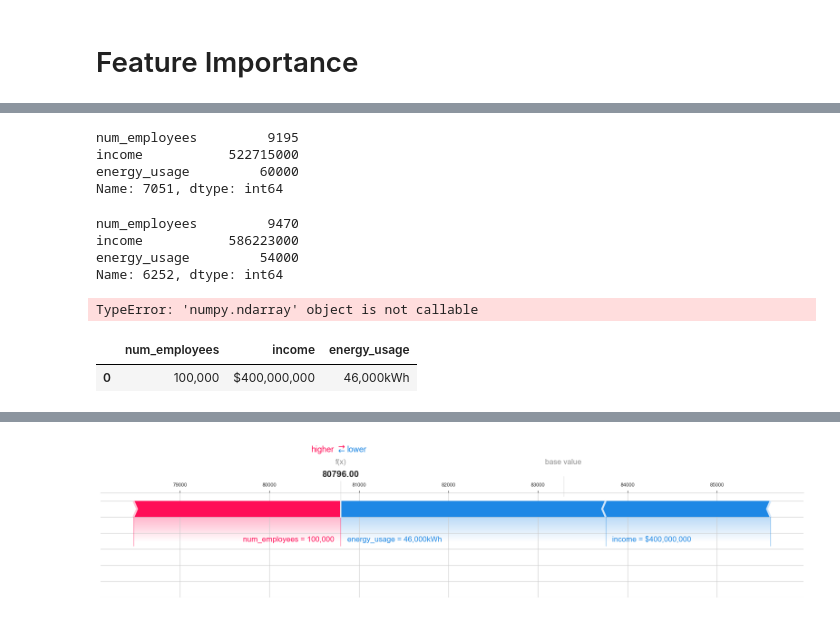
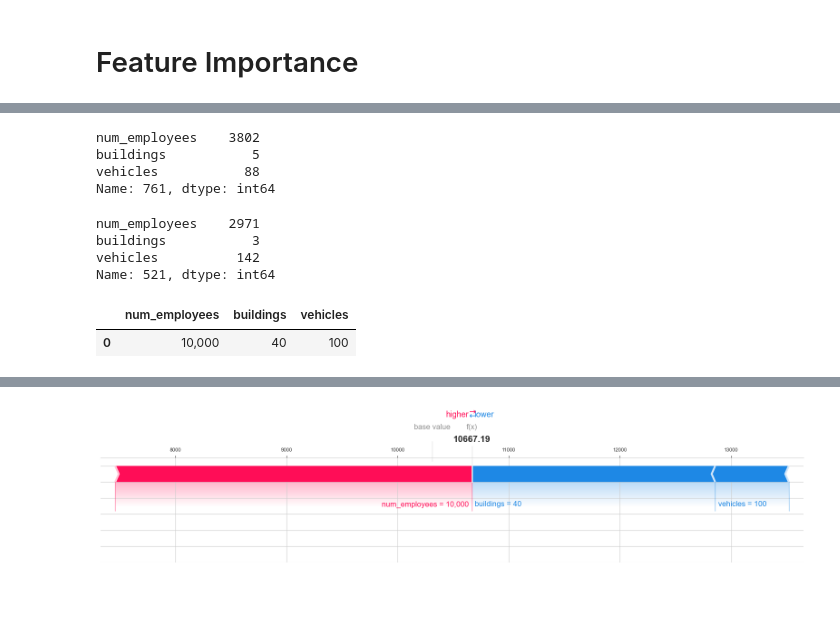
Before and after one commit to Redigo-Carbon/Model-Demo, a Jupyter notebook: Model.ipynb, the cells around one changed output, grey strips where cells are left out. Drawn from its saved outputs; the diff is of its cells as text; code cells hidden in the pictures.

Commit message:
new model

```diff
--- a/Model.ipynb
+++ b/Model.ipynb
@@ -1,8 +1,9 @@
 # %%
+import plotly as plotly
 from sklearn.model_selection import train_test_split
 import pandas as pd
 
-df = pd.read_csv('data/processed.csv', index_col=0)
+df = pd.read_csv('data/modeled_data.csv', index_col=0)
 y = df.pop('co2')
 X = df.copy(deep=True)
 
@@ -174,47 +177,40 @@ for i in range(len(feature_names)):
 # %%
 X_test.iloc[18]
 # %% [output]
-num_employees         9195
-income           522715000
-energy_usage         60000
-Name: 7051, dtype: int64
+num_employees    3802
+buildings           5
+vehicles           88
+Name: 761, dtype: int64
 # %%
 X_test.iloc[0]
 # %% [output]
-num_employees         9470
-income           586223000
-energy_usage         54000
-Name: 6252, dtype: int64
+num_employees    2971
+buildings           3
+vehicles          142
+Name: 521, dtype: int64
-# %%
-input_data = pd.DataFrame([{
-    'num_employees': 100_000,
-    'income': 400_000_000,
-    'energy_usage': 46_000
-}])
-# %% [output]
-TypeError: 'numpy.ndarray' object is not callable
+# %%
+input_data = pd.DataFrame([{
+    'num_employees': 10_000,
+    'buildings': 40,
+    'vehicles': 100
+}])
 # %%
 show_values = {}
 show_values['num_employees'] = '{:,}'.format(input_data['num_employees'][0])
-show_values['income'] = '${:,}'.format(input_data['income'][0])
-show_values['energy_usage'] = '{:,}kWh'.format(input_data['energy_usage'][0])
+show_values['buildings'] = '{:,}'.format(input_data['buildings'][0])
+show_values['vehicles'] = '{:,}'.format(input_data['vehicles'][0])
 show_values = pd.DataFrame([show_values])
 # %%
 show_values
 # %% [output]
-|  | num_employees | income | energy_usage |
-| 0 | 100,000 | $400,000,000 | 46,000kWh |
+|  | num_employees | buildings | vehicles |
+| 0 | 10,000 | 40 | 100 |
 # %%
 shap.initjs()
-input_data = pd.DataFrame([{
-    'num_employees': 100_000,
-    'income': 400_000_000,
-    'energy_usage': 46_000
-}])
 input_data_transformed = preprocessing.transform(input_data)
 input_shap_values = explainer.shap_values(input_data_transformed)
 
 shap.force_plot(explainer.expected_value, input_shap_values[0], show_values, feature_names = feature_names, matplotlib=True)
 # %% [output]
 [interactive output not drawn]
-[figure, old version]
+[figure, new version]
```
Also changed, not shown: parts of 14 cells of this notebook, 1 other file.
